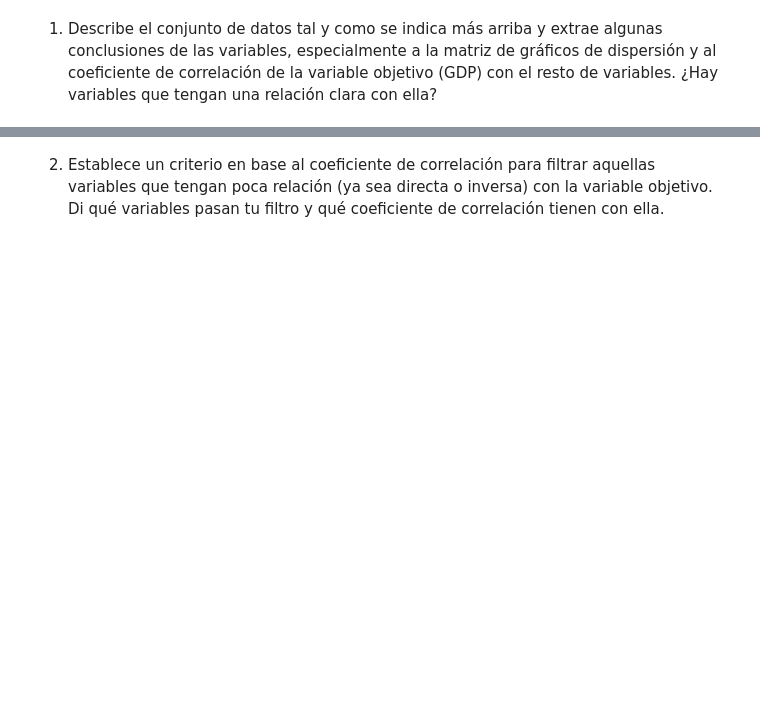
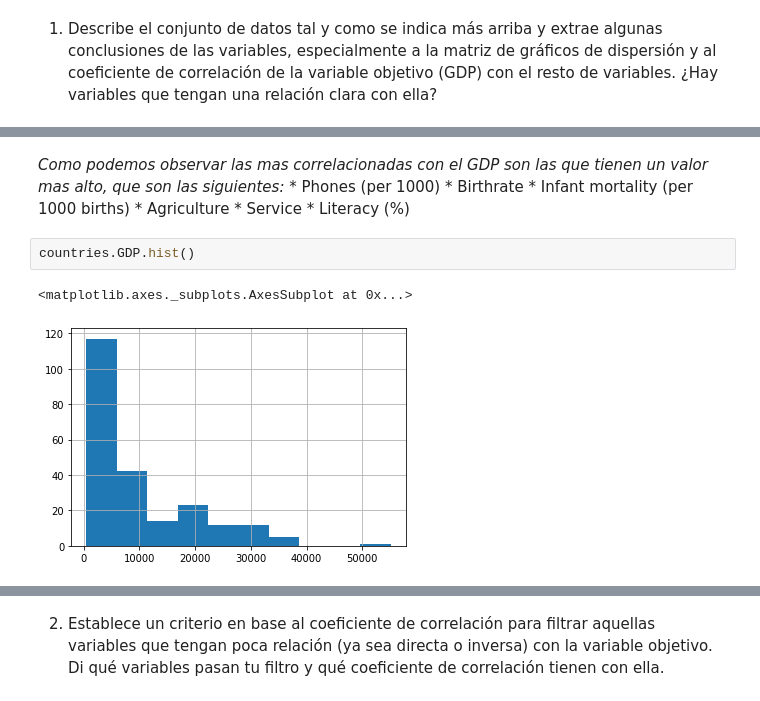
Before and after one commit to diegoambite/IA2, a Jupyter notebook: Práctica 1.3 IA2.ipynb, the cells around one changed output, grey strips where cells are left out. Drawn from its saved outputs; the diff is of its cells as text; blank space fills up the shorter version.

```diff
--- a/Práctica 1.3 IA2.ipynb
+++ b/Práctica 1.3 IA2.ipynb
@@ -82,0 +123,13 @@ countries.dropna()
+# %% [markdown]
+*Como podemos observar las mas correlacionadas con el GDP son las que tienen un valor mas alto, que son las siguientes:*
+    * Phones (per 1000)
+    * Birthrate
+    * Infant mortality (per 1000 births)
+    * Agriculture
+    * Service
+    * Literacy (%)
+# %%
+countries.GDP.hist()
+# %% [output]
+<matplotlib.axes._subplots.AxesSubplot at 0x...>
+[figure, added]
```
Also changed, not shown: parts of 22 cells of this notebook.
